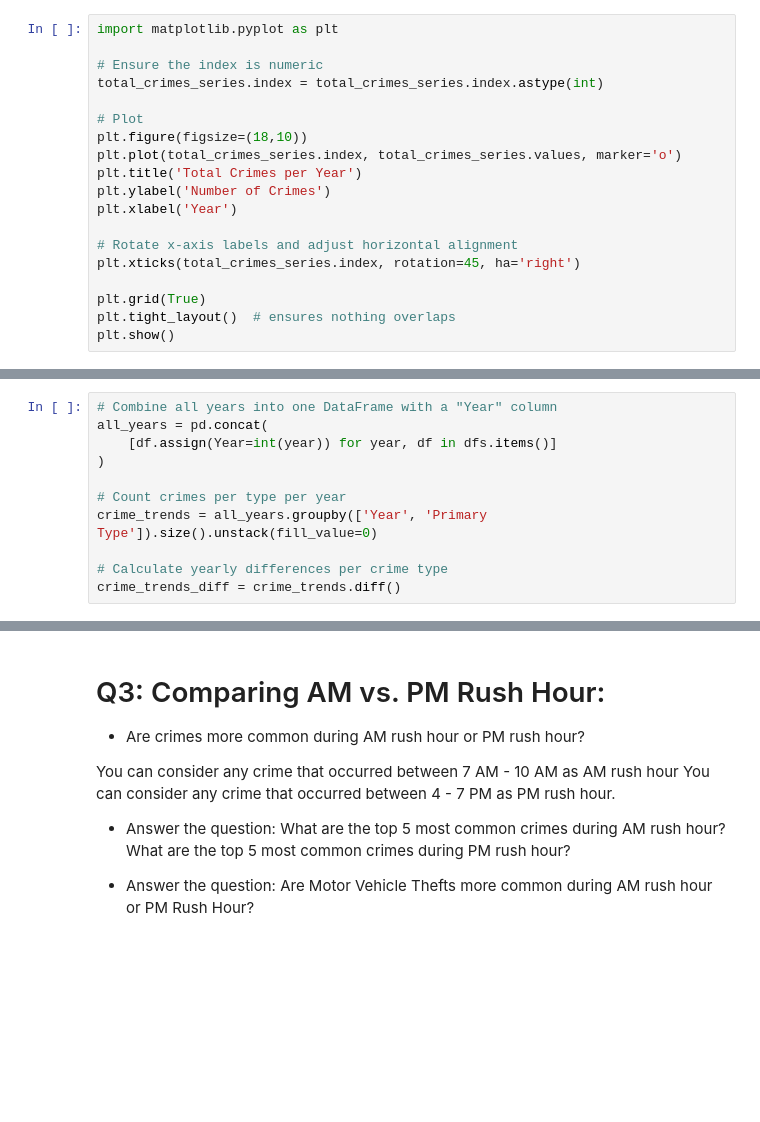
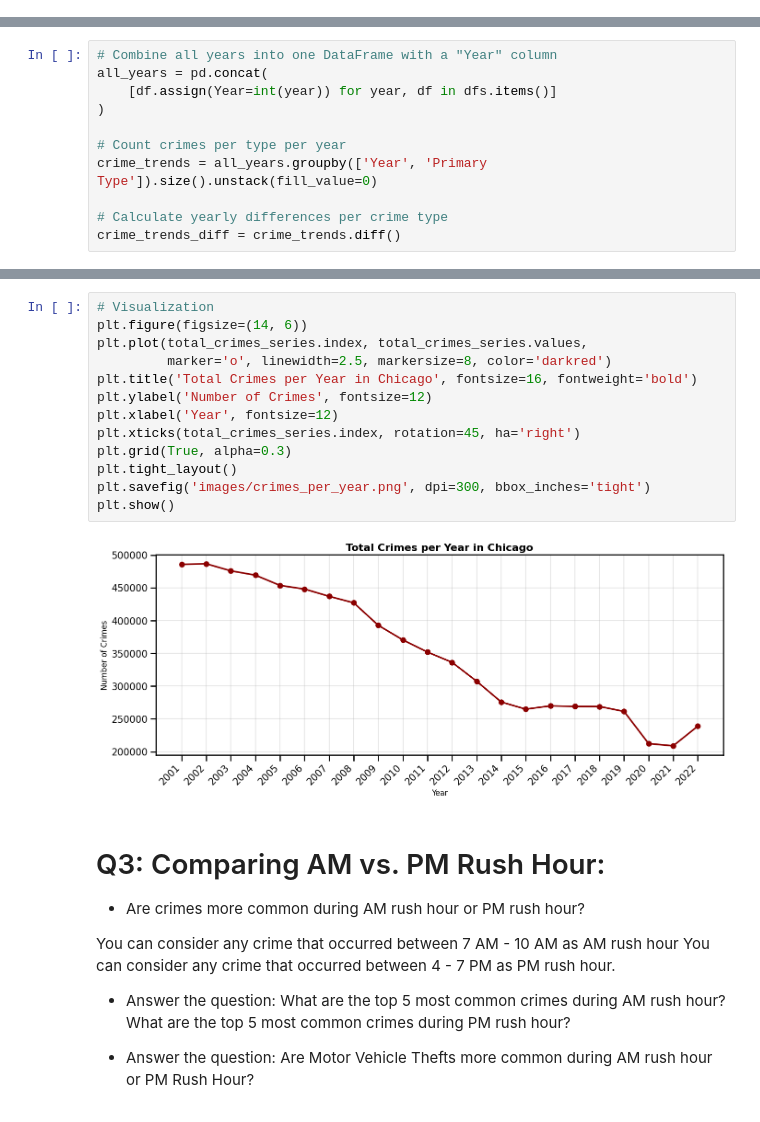
Before and after one commit to basharbayatna/TimeSeries_Anaysis_CrimeData, a Jupyter notebook: Time_Series_analysis_Crime_Data.ipynb, the cells around one changed output, grey strips where cells are left out. Drawn from its saved outputs; the diff is of its cells as text; blank space fills up the shorter version.

```diff
--- a/Time_Series_analysis_Crime_Data.ipynb
+++ b/Time_Series_analysis_Crime_Data.ipynb
@@ -132,22 +164,3 @@ Total crimes per year:
 2021    208824
 2022    238858
 dtype: int64
-# %%
-import matplotlib.pyplot as plt
-
-# Ensure the index is numeric
-total_crimes_series.index = total_crimes_series.index.astype(int)
-
-# Plot
-plt.figure(figsize=(18,10))
-plt.plot(total_crimes_series.index, total_crimes_series.values, marker='o')
-plt.title('Total Crimes per Year')
-plt.ylabel('Number of Crimes')
-plt.xlabel('Year')
-
-# Rotate x-axis labels and adjust horizontal alignment
-plt.xticks(total_crimes_series.index, rotation=45, ha='right')
-
-plt.grid(True)
-plt.tight_layout()  # ensures nothing overlaps
-plt.show()
@@ -218,6 +237,21 @@ Crime types going opposite to overall trend each year:
 2020 : ['ARSON', 'CRIMINAL SEXUAL ASSAULT', 'HOMICIDE', 'MOTOR VEHICLE THEFT', 'RITUALISM', 'WEAPONS VIOLATION']
 2021 : ['ASSAULT', 'CONCEALED CARRY LICENSE VIOLATION', 'CRIMINAL DAMAGE', 'CRIMINAL SEXUAL ASSAULT', 'HOMICIDE', 'HUMAN TRAFFICKING', 'LIQUOR LAW VIOLATION', 'MOTOR VEHICLE THEFT', 'NON-CRIMINAL', 'O ...
 2022 : ['ARSON', 'DECEPTIVE PRACTICE', 'GAMBLING', 'HOMICIDE', 'NARCOTICS', 'OBSCENITY', 'OFFENSE INVOLVING CHILDREN', 'WEAPONS VIOLATION']
+# %%
+# Visualization
+plt.figure(figsize=(14, 6))
+plt.plot(total_crimes_series.index, total_crimes_series.values,
+         marker='o', linewidth=2.5, markersize=8, color='darkred')
+plt.title('Total Crimes per Year in Chicago', fontsize=16, fontweight='bold')
+plt.ylabel('Number of Crimes', fontsize=12)
+plt.xlabel('Year', fontsize=12)
+plt.xticks(total_crimes_series.index, rotation=45, ha='right')
+plt.grid(True, alpha=0.3)
+plt.tight_layout()
+plt.savefig('images/crimes_per_year.png', dpi=300, bbox_inches='tight')
+plt.show()
+# %% [output]
+[figure, added]
 # %% [markdown]
 # Q3:  Comparing AM vs. PM Rush Hour:
 
```
Also changed, not shown: parts of 13 cells of this notebook.
